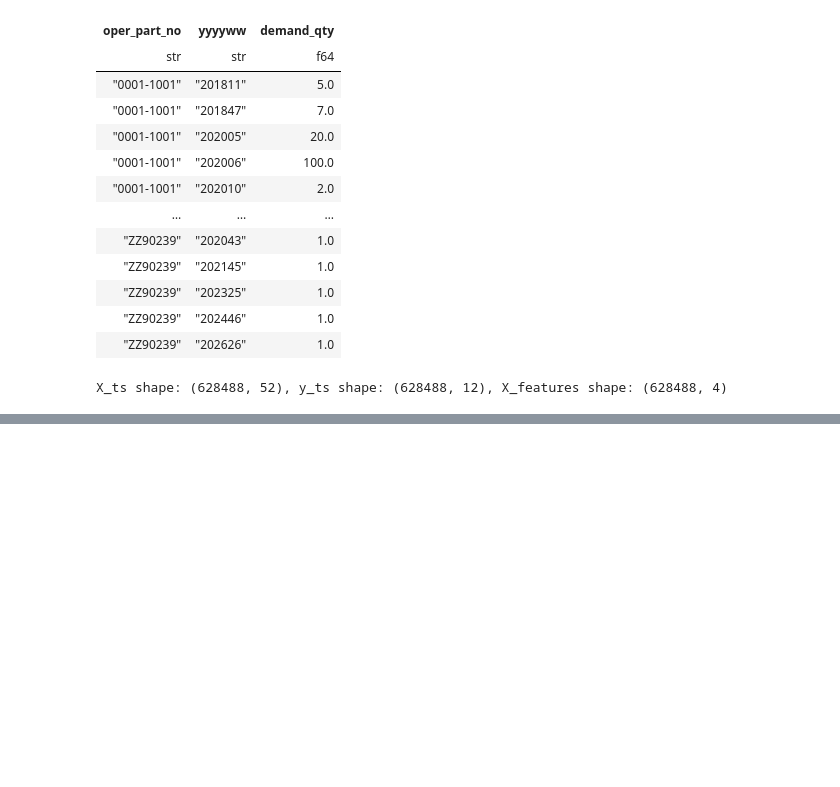
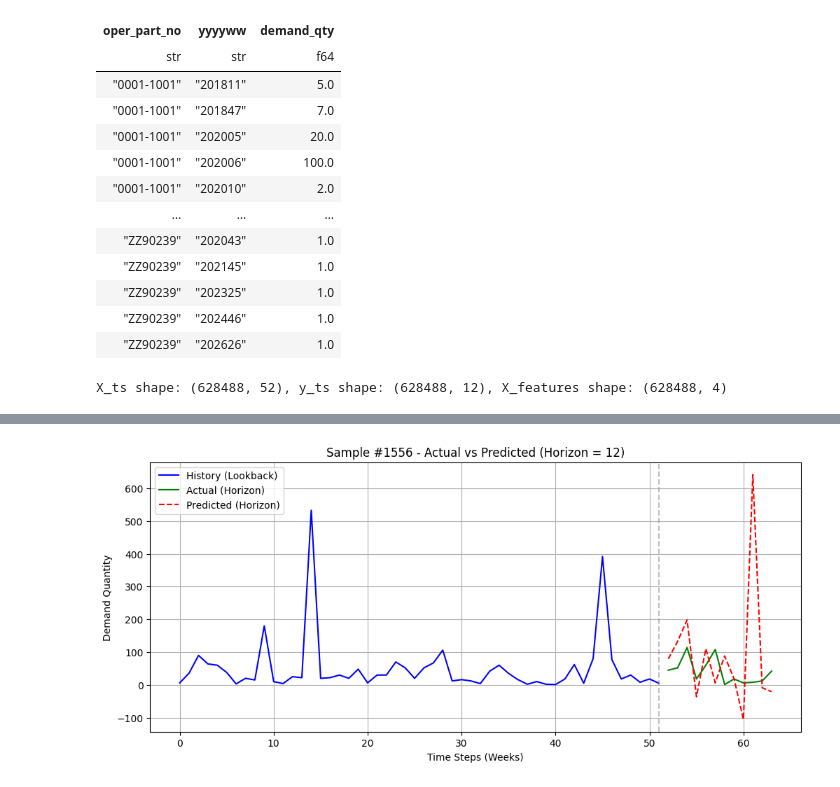
Before and after one commit to LeeKwanHyeong/data_research, a Jupyter notebook: preprocessing/preprocessing1.ipynb, the cells around one changed output, grey strips where cells are left out. Drawn from its saved outputs; the diff is of its cells as text; code cells hidden in the pictures; blank space fills up the shorter version.

Commit message:
Window PatchMixer Test

```diff
--- a/preprocessing/preprocessing1.ipynb
+++ b/preprocessing/preprocessing1.ipynb
@@ -238,7 +302,7 @@ class DemandDataset(Dataset):
     def __getitem__(self, idx):
         return self.X_ts[idx], self.X_feat[idx], self.y_ts[idx]
 
-X_train, X_val, F_train, F_val, y_train, y_val = train_test_split(X_ts, X_features, y_ts, test_size=0.2, random_state=42)
+X_train, X_val, F_train, F_val, y_train, y_val = train_test_split(X_ts_scaled, X_features_scaled, y_ts_scaled, test_size=0.2, random_state=42)
 
 
 train_dataset = DemandDataset(X_train, F_train, y_train)
@@ -373,7 +451,8 @@ class Configs:
     e_layers = 3
 
 configs = Configs()
-device = torch.device('mps' if torch.mps.is_available() else 'cpu')
+device = torch.device('cuda' if torch.cuda.is_available() else 'cpu')
+print(device)
 model = PatchMixerFeatureModel(configs).to(device)
 
 criterion = nn.MSELoss()
@@ -396,0 +537,35 @@ epoch 0
+# %%
+import matplotlib.pyplot as plt
+import random
+sample_idx = random.randint(0, len(val_dataset) - 1)
+
+X_ts_sample, X_feat_sample, y_true_sample = val_dataset[sample_idx]
+X_ts_sample = X_ts_sample.numpy().squeeze() # (Lookback, )
+y_true_sample = y_true_sample.numpy() # (horizon, )
+
+model.eval()
+with torch.no_grad():
+    X_ts_tensor = torch.tensor(X_ts_sample, dtype=torch.float32).unsqueeze(0).unsqueeze(-1).to(device)
+    X_feat_tensor = torch.tensor(X_feat_sample, dtype=torch.float32).unsqueeze(0).to(device)
+    y_pred_scaled = model(X_ts_tensor, X_feat_tensor).cpu().numpy().flatten()
+
+y_true = scaler_y.inverse_transform(y_true_sample.reshape(-1, 1)).flatten()
+y_pred = scaler_y.inverse_transform(y_pred_scaled.reshape(-1, 1)).flatten()
+
+lookback_series = scaler_x.inverse_transform(X_ts_sample.reshape(-1, 1)).flatten()
+
+
+plt.figure(figsize = (12, 5))
+plt.plot(range(len(lookback_series)), lookback_series, label = 'History (Lookback)', color = 'blue')
+plt.plot(range(len(lookback_series), len(lookback_series) + len(y_true)), y_true, label = 'Actual (Horizon)', color = 'green')
+plt.plot(range(len(lookback_series), len(lookback_series) + len(y_pred)), y_pred, label = 'Predicted (Horizon)', color = 'red', linestyle = 'dashed')
+
+plt.axvline(len(lookback_series)-1, color = 'gray', linestyle = '--', alpha = 0.5)
+plt.title(f"Sample #{sample_idx} - Actual vs Predicted (Horizon = {horizon})")
+plt.xlabel('Time Steps (Weeks)')
+plt.ylabel('Demand Quantity')
+plt.legend()
+plt.grid(True)
+plt.show()
+# %% [output]
+[figure, added]
```
Also changed, not shown: parts of 8 cells of this notebook, 3 other files.
